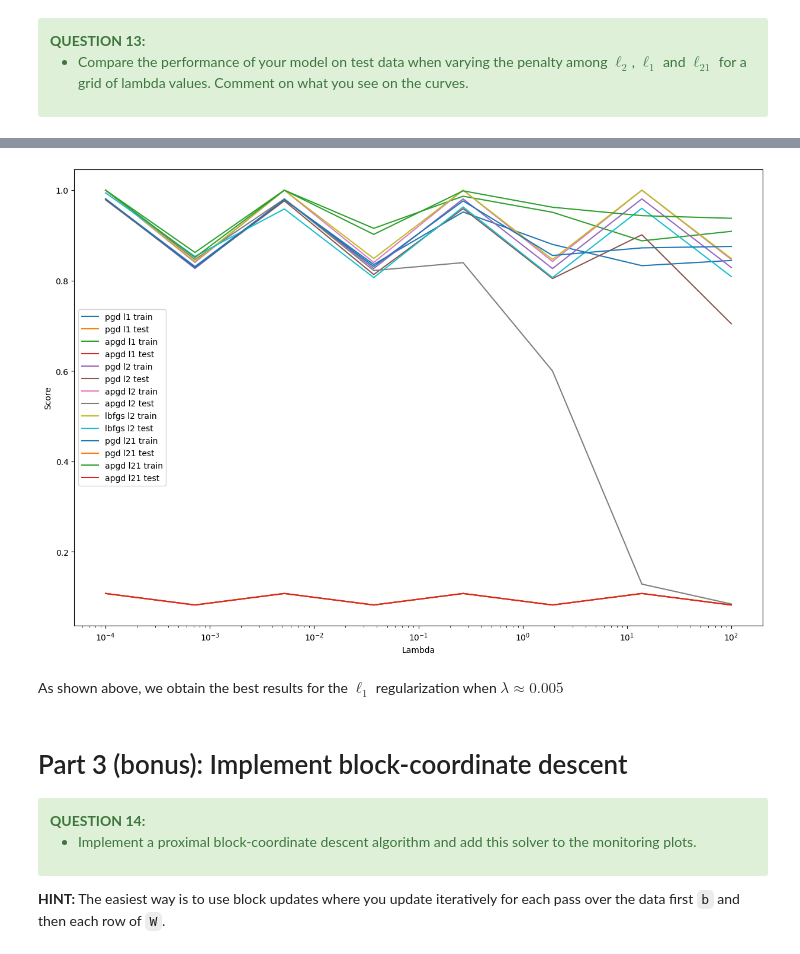
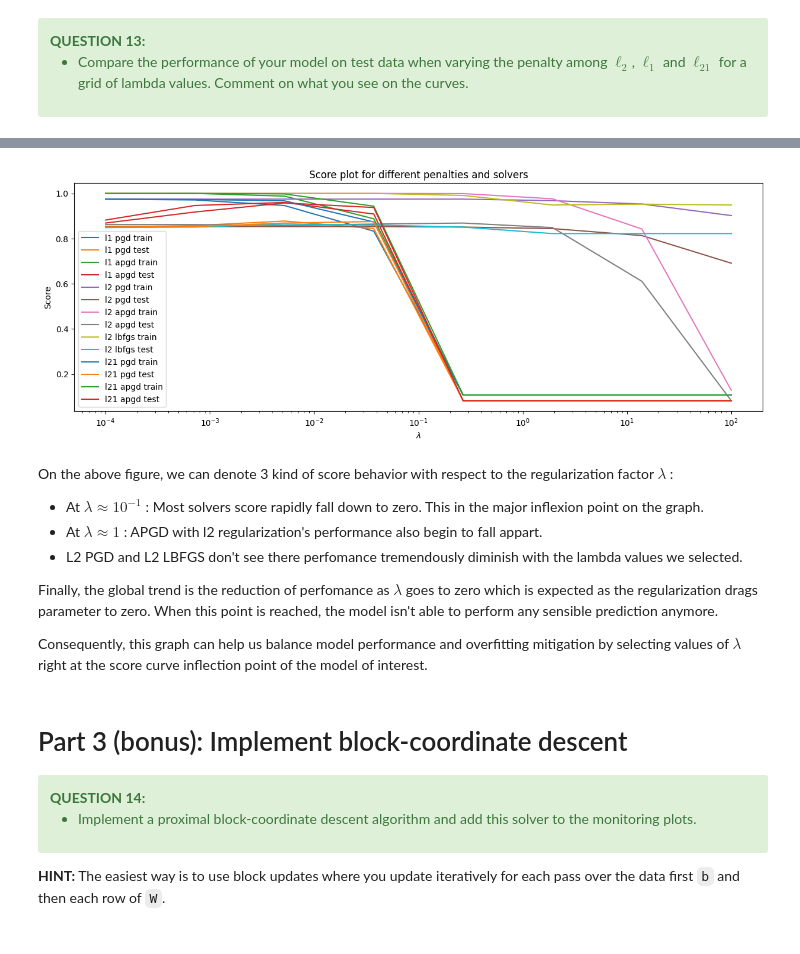
Before and after one commit to MariusAAROS/IPP-Optimisation-for-data-science, a Jupyter notebook: Projet/project_ortega_marius_and_adnan_wiam.ipynb, the cells around one changed output, grey strips where cells are left out. Saved outputs shown, nothing was run; the diff lists cells and outputs as text; code cells hidden in the pictures.

```diff
--- a/Projet/project_ortega_marius_and_adnan_wiam.ipynb
+++ b/Projet/project_ortega_marius_and_adnan_wiam.ipynb
@@ -1326,18 +1299,23 @@ lbda_grid = np.geomspace(1e-4, 1e2, 8)
 # TODO
 scores = []
 penalties = ['l1', 'l2', 'l21']
-index_penalties = ['l1', 'l1', 'l2', 'l2', 'l21', 'l21']
+solvers = ['pgd', 'apgd', 'lbfgs']
+index_penalties = ['l1', 'l1', 'l2', 'l2', 'l21', 'l21']*2 + ["l2", "l2"]
 labels = []
 for penalty in penalties:
-    cur_score_train = []
-    cur_score_test = []
-    for lbda in lbda_grid:
-            clf = MultinomialLogistic(lbda=lbda, penalty=penalty, max_iter=1000, solver="apgd")
-            clf.fit(X_train, y_train)
-            cur_score_train.append(clf.score(X_train, y_train))
-            cur_score_test.append(clf.score(X_test, y_test))
-    scores.append(cur_score_train)
-    scores.append(cur_score_test)
+    for solver in solvers:
+        cur_score_train = []
+        cur_score_test = []
+        if not(solver == "lbfgs" and not(penalty == "l2")):
+            for lbda in lbda_grid:
+                clf = MultinomialLogistic(lbda=lbda, penalty=penalty, max_iter=1000, solver=solver)
+                clf.fit(X_train, y_train)
+                cur_score_train.append(clf.score(X_train, y_train))
+                cur_score_test.append(clf.score(X_test, y_test))
+            scores.append(cur_score_train)
+            scores.append(cur_score_test)
+            labels.append(f"{penalty} {solver} train")
+            labels.append(f"{penalty} {solver} test")
 
 format_scores = pd.DataFrame(np.array(scores), index=index_penalties, columns=lbda_grid)
 
@@ -1350,15 +1323,23 @@ plt.xscale("log")
 # %%
-plt.figure(figsize=(15, 10))
+plt.figure(figsize=(15, 5))
 plt.plot(format_scores.T, label=labels)
+plt.title("Score plot for different penalties and solvers")
 plt.xscale("log")
-plt.xlabel("Lambda")
+plt.xlabel("$\lambda$")
 plt.ylabel("Score")
-plt.legend()
+plt.legend(loc='best')
 plt.show()
 # %% [output]
-[figure, old version]
+[figure, new version]
-# %% [markdown]
-As shown above, we obtain the best results for the $\ell_1$ regularization when $\lambda \approx 0.005$
+# %% [markdown]
+On the above figure, we can denote 3 kind of score behavior with respect to the regularization factor $\lambda$ :
+- At $\lambda \approx 10^{-1}$ : Most solvers score rapidly fall down to zero. This in the major inflexion point on the graph.
+- At $\lambda \approx 1$ : APGD with l2 regularization's performance also begin to fall appart.
+- L2 PGD and L2 LBFGS don't see there perfomance tremendously diminish with the lambda values we selected.
+
+Finally, the global trend is the reduction of perfomance as $\lambda$ goes to zero which is expected as the regularization drags parameter to zero. When this point is reached, the model isn't able to perform any sensible prediction anymore.
+
+Consequently, this graph can help us balance model performance and overfitting mitigation by selecting values of $\lambda$ right at the score curve inflection point of the model of interest.
 # %% [markdown]
 # Part 3 (bonus): Implement block-coordinate descent
 
```
Also changed, not shown: parts of 3 cells of this notebook.
